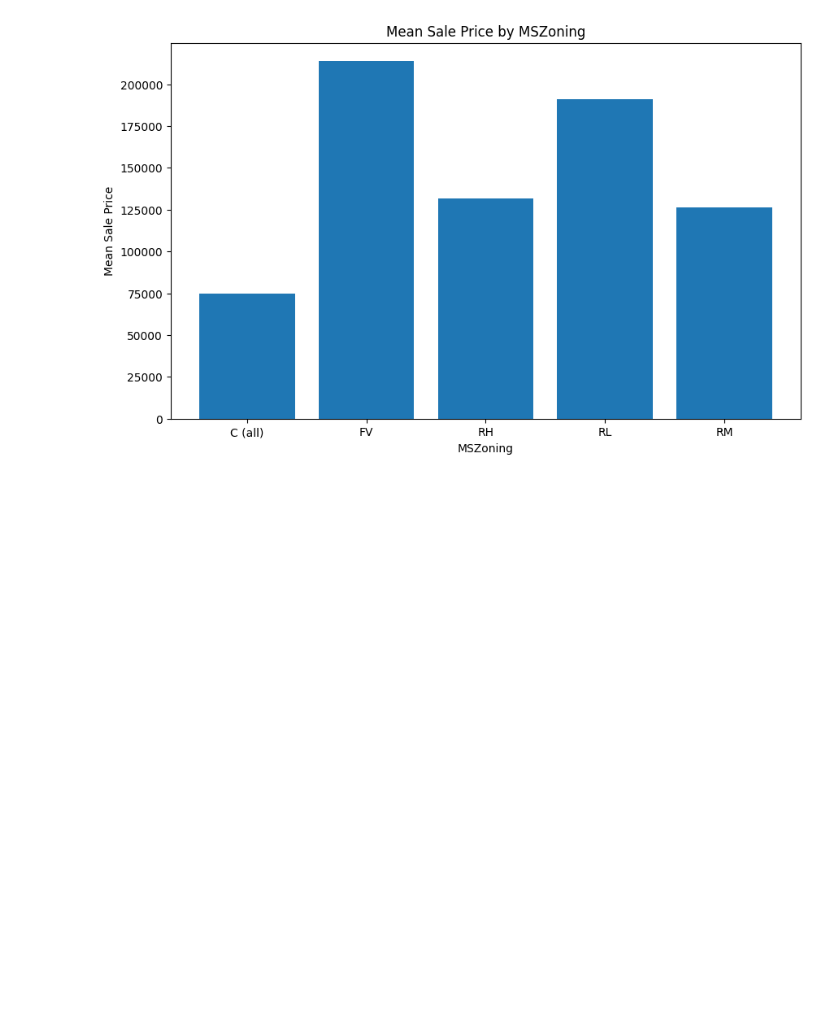
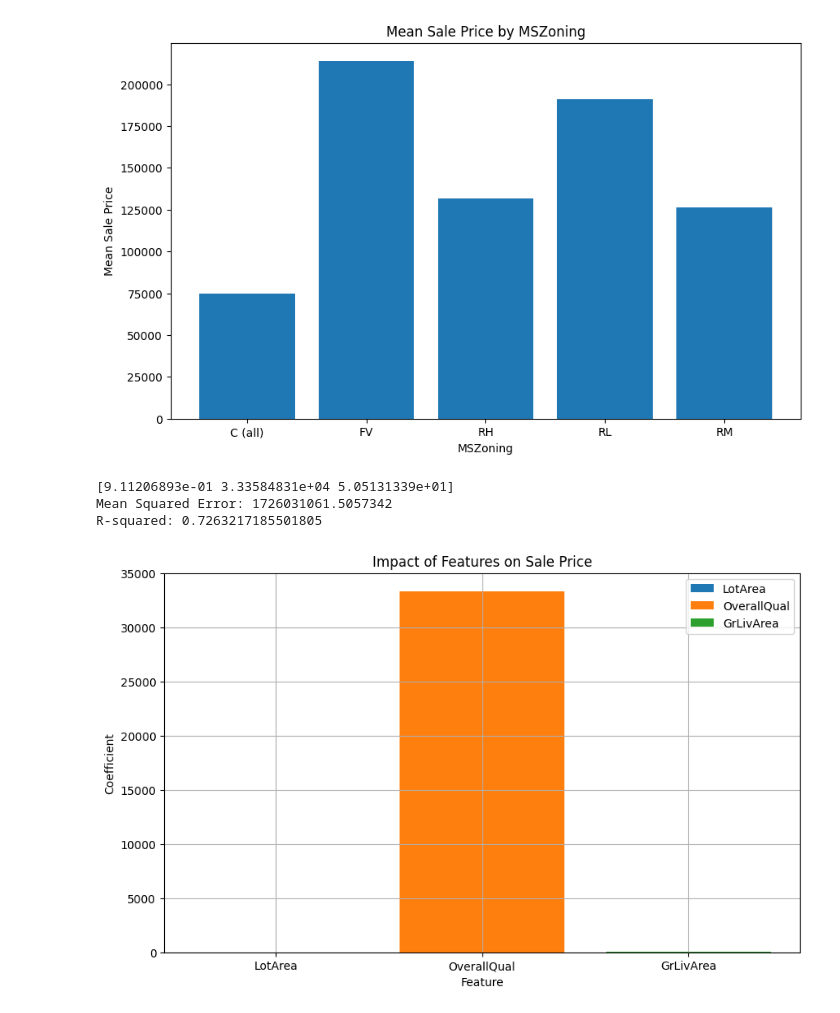
Before and after one commit to Shaurya69698008/IBM, a Jupyter notebook: Welcome_To_Colaboratory.ipynb, the cells around one changed output. Cells and saved outputs as stored; diff of their text form; code cells hidden in the pictures; blank space fills up the shorter version.

```diff
--- a/Welcome_To_Colaboratory.ipynb
+++ b/Welcome_To_Colaboratory.ipynb
@@ -288,3 +289,55 @@ plt.title('Mean Sale Price by MSZoning')
 plt.show()
 # %% [output]
 [figure]
+# %%
+import pandas as pd
+from sklearn.linear_model import LinearRegression
+
+# Separate features and target variable
+X = data[['LotArea', 'OverallQual', 'GrLivArea']]
+y = data['SalePrice']
+
+# Create and train the linear regression model
+model = LinearRegression()
+model.fit(X, y)
+
+# Print the model coefficients
+print(model.coef_)
+
+# Make predictions
+predicted_sale_prices = model.predict(X)
+
+# Evaluate the model performance
+from sklearn.metrics import mean_squared_error, r2_score
+
+mse = mean_squared_error(y, predicted_sale_prices)
+r2 = r2_score(y, predicted_sale_prices)
+
+print('Mean Squared Error:', mse)
+print('R-squared:', r2)
+# %% [output]
+[9.11206893e-01 3.33584831e+04 5.05131339e+01]
+Mean Squared Error: 1726031061.5057342
+R-squared: 0.7263217185501805
+# %%
+import matplotlib.pyplot as plt
+
+# Extract the coefficients
+coefficients = model.coef_
+
+# Define the feature names
+feature_names = ['LotArea', 'OverallQual', 'GrLivArea']
+
+# Create the visualization
+plt.figure(figsize=(10, 6))
+for i, feature in enumerate(feature_names):
+    plt.bar(feature, coefficients[i], label=feature)
+
+plt.xlabel('Feature')
+plt.ylabel('Coefficient')
+plt.title('Impact of Features on Sale Price')
+plt.legend()
+plt.grid(True)
+plt.show()
+# %% [output]
+[figure, added]
```
Also changed, not shown: parts of 2 cells of this notebook.
